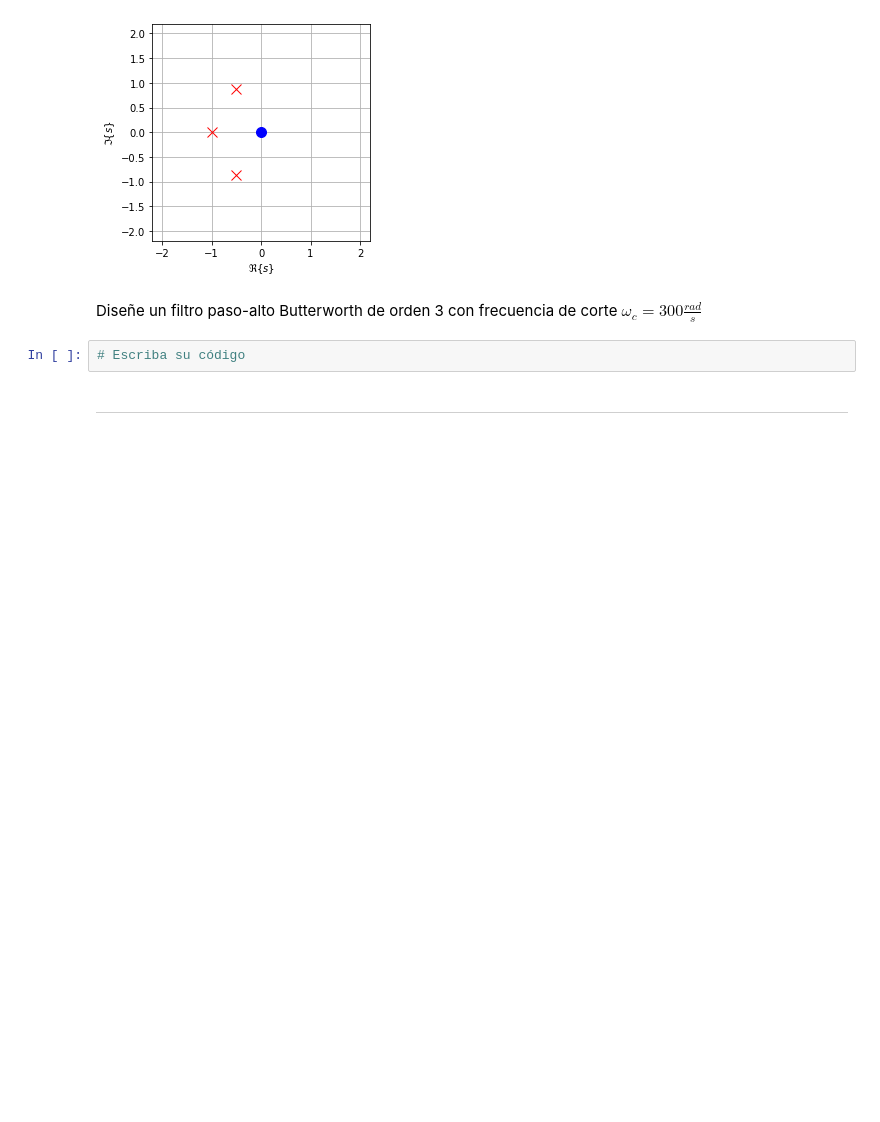
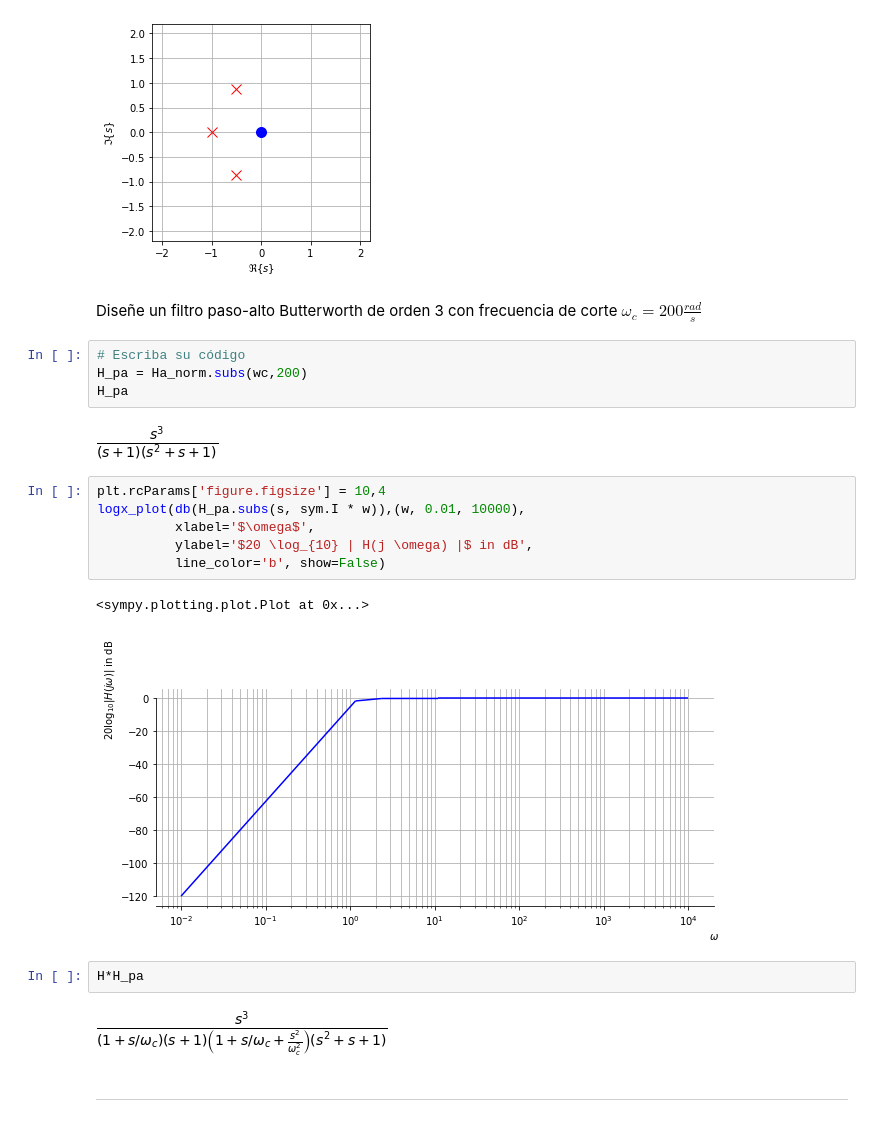
Before and after one commit to pierrediazp/Se-ales_y_Sistemas, a Jupyter notebook: FiltroButter.ipynb, the cells around one changed output. Cells and saved outputs as stored; diff of their text form; blank space fills up the shorter version.

```diff
--- a/FiltroButter.ipynb
+++ b/FiltroButter.ipynb
@@ -178,9 +182,26 @@ pole_zero_plot(sym.roots(sym.denom(Ha_norm), s),
 # %% [output]
 [figure]
 # %% [markdown]
-Diseñe un filtro paso-alto Butterworth de orden 3 con frecuencia de corte $\omega_c= 300\frac{rad}{s}$
+Diseñe un filtro paso-alto Butterworth de orden 3 con frecuencia de corte $\omega_c= 200\frac{rad}{s}$
 # %%
 # Escriba su código
+H_pa = Ha_norm.subs(wc,200)
+H_pa
+# %% [output]
+[figure, added]
+# %%
+plt.rcParams['figure.figsize'] = 10,4
+logx_plot(db(H_pa.subs(s, sym.I * w)),(w, 0.01, 10000),
+          xlabel='$\omega$',
+          ylabel='$20 \log_{10} | H(j \omega) |$ in dB',
+          line_color='b', show=False)
+# %% [output]
+<sympy.plotting.plot.Plot at 0x...>
+[figure, added]
+# %%
+H*H_pa
+# %% [output]
+[figure, added]
 # %% [markdown]
 ------------------
 # %% [markdown]
```
Also changed, not shown: parts of 3 cells of this notebook, 3 other files.
